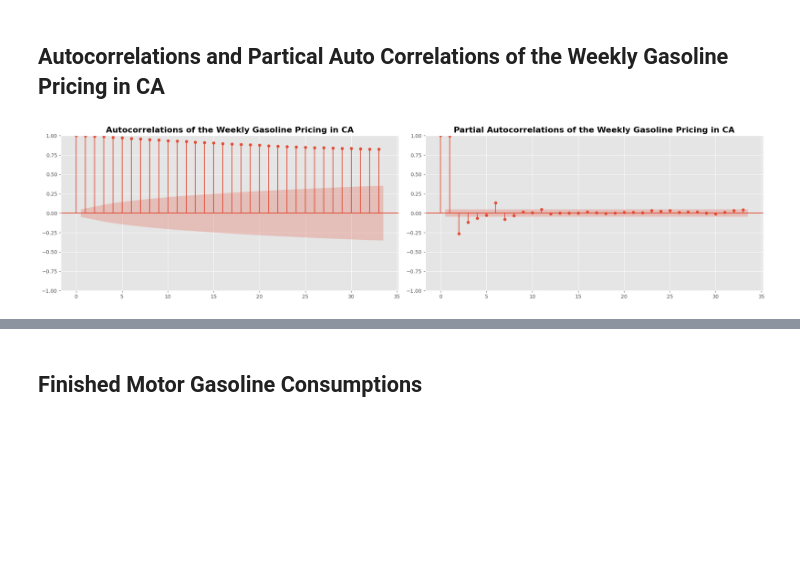
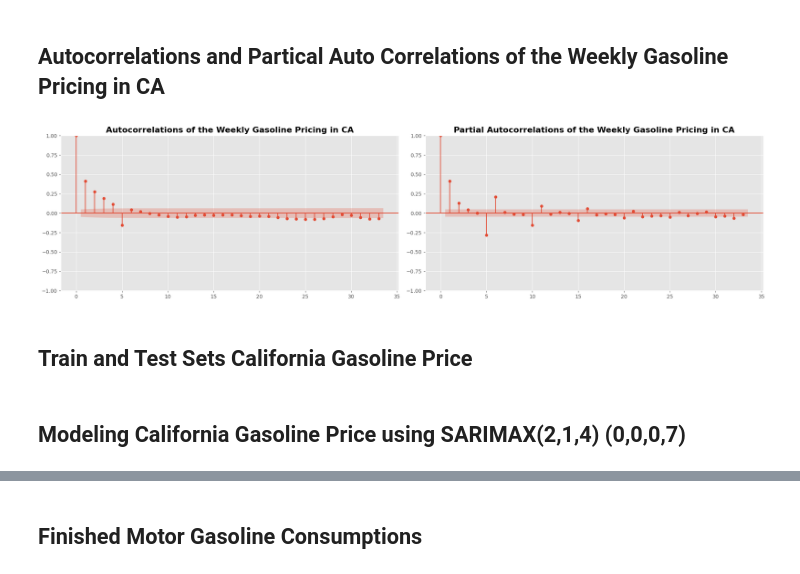
Before and after one commit to OdinProjectI/GasolinePricesAnalysis, a Jupyter notebook: CaliforniaGAsolinePricing.ipynb, the cells around one changed output, grey strips where cells are left out. Saved outputs shown, nothing was run; the diff lists cells and outputs as text; code cells hidden in the pictures; blank space fills up the shorter version.

Commit message:
Add initial forecasting model for CA gasoline prices and add Crude Oils Stocks (Farms & Tanks) from Yahoo Finance & EIA

```diff
--- a/CaliforniaGAsolinePricing.ipynb
+++ b/CaliforniaGAsolinePricing.ipynb
@@ -285,7 +381,8 @@ pd.DataFrame({'ADF':adf1[0], 'p-value': adf1[1]}, index=['Adfuller Test 1']).tra
 | ADF | -1.881518 |
 | p-value | 0.340805 |
 # %%
-adf2: 'Adfuller' = adfuller( np.diff(pricing_ca.set_index('period')['value'].replace({np.nan:0.0}) , n=1) )
+diff_one: np.array = np.diff(pricing_ca.set_index('period')['value'].replace({np.nan:0.0}), n=1)
+adf2: 'Adfuller' = adfuller( diff_one )
 pd.DataFrame({'ADF':adf2[0], 'p-value': adf2[1]}, index=['Adfuller Test 2']).transpose()
 # %% [output]
 |  | Adfuller Test 2 |
@@ -318,13 +415,15 @@ plt.tight_layout()
 # %%
 fig = plt.figure(figsize=(20, 5))
 ax = fig.add_subplot(1,2,1)
-plot_acf(pricing_ca.set_index('period')['value'].replace({np.nan:0.0}), ax=ax)
+plot_acf(diff_one, ax=ax)
 ax.set_title("Autocorrelations of the Weekly Gasoline Pricing in CA", fontweight='bold', fontsize=16)
 
 ax = fig.add_subplot(1,2,2)
-plot_pacf(pricing_ca.set_index('period')['value'].replace({np.nan:0.0}), ax=ax)
+plot_pacf(diff_one, ax=ax)
 ax.set_title("Partial Autocorrelations of the Weekly Gasoline Pricing in CA", fontweight='bold', fontsize=16)
 
 plt.tight_layout()
 # %% [output]
-[figure, old version]
+[figure, new version]
+# %% [markdown]
+## **Train and Test Sets California Gasoline Price**
@@ -330,0 +433,2 @@ plt.tight_layout()
+# %% [markdown]
+## **Modeling California Gasoline Price using SARIMAX(2,1,4) (0,0,0,7)**
```
Also changed, not shown: parts of 23 cells of this notebook.
